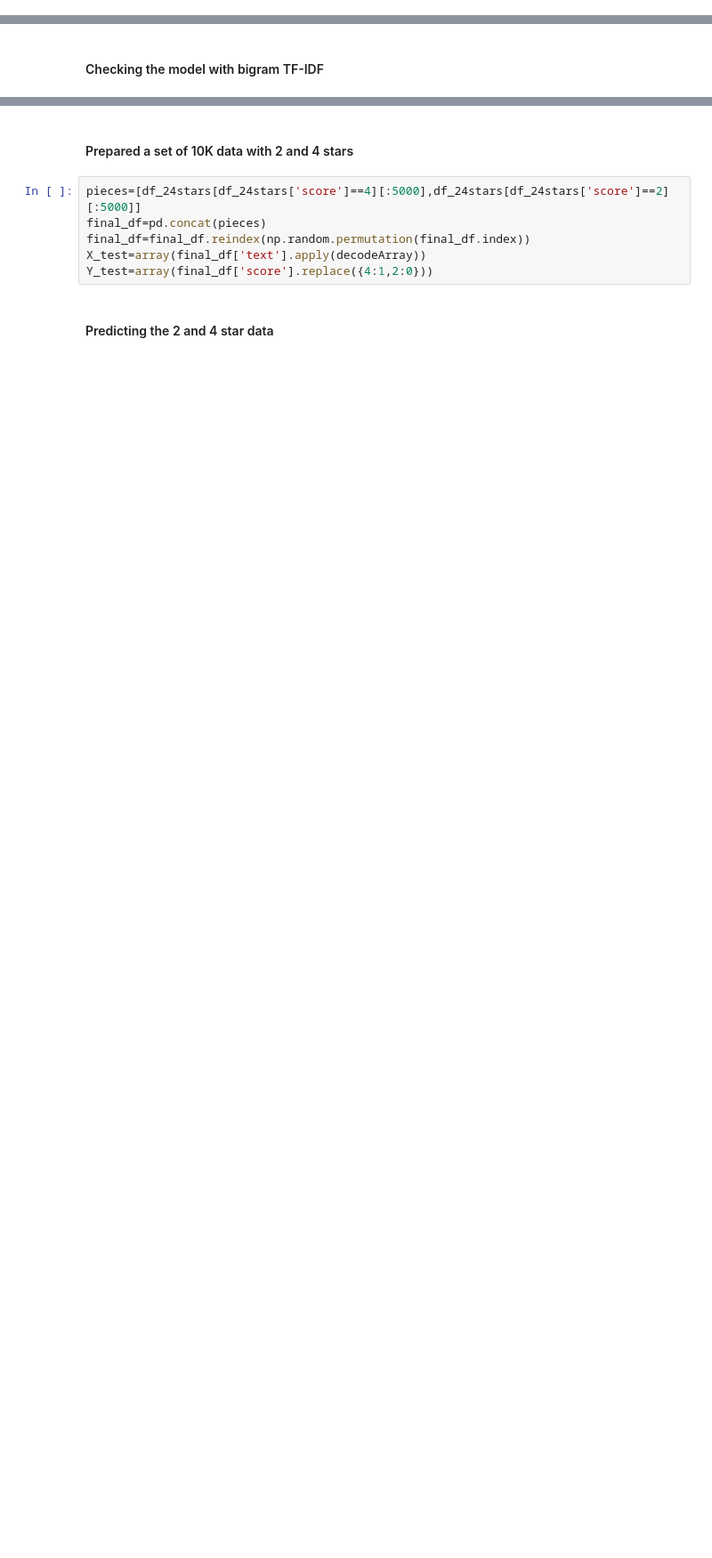
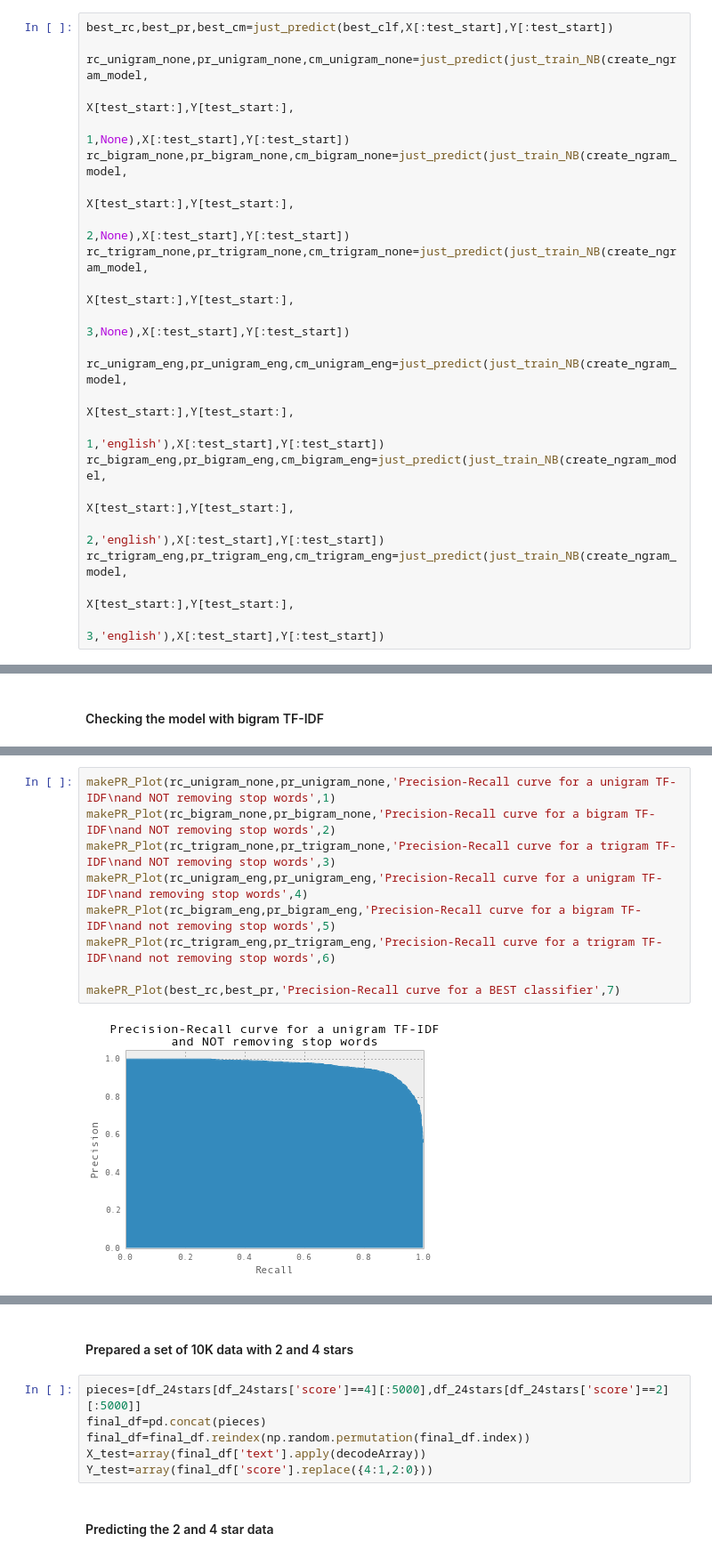
Before and after one commit to gitpaulsmith/Reviews, a Jupyter notebook: Scikit_NB.ipynb, the cells around one changed output, grey strips where cells are left out. Shown at 89% size. Cells and saved outputs as stored; diff of their text form; blank space fills up the shorter version.

```diff
--- a/Scikit_NB.ipynb
+++ b/Scikit_NB.ipynb
@@ -132,0 +144,22 @@ Train Score is  0.934333333333
+# %%
+best_rc,best_pr,best_cm=just_predict(best_clf,X[:test_start],Y[:test_start])
+
+rc_unigram_none,pr_unigram_none,cm_unigram_none=just_predict(just_train_NB(create_ngram_model,
+                                                                           X[test_start:],Y[test_start:],
+                                                                           1,None),X[:test_start],Y[:test_start])
+rc_bigram_none,pr_bigram_none,cm_bigram_none=just_predict(just_train_NB(create_ngram_model,
+                                                                           X[test_start:],Y[test_start:],
+                                                                           2,None),X[:test_start],Y[:test_start])
+rc_trigram_none,pr_trigram_none,cm_trigram_none=just_predict(just_train_NB(create_ngram_model,
+                                                                           X[test_start:],Y[test_start:],
+                                                                           3,None),X[:test_start],Y[:test_start])
+
+rc_unigram_eng,pr_unigram_eng,cm_unigram_eng=just_predict(just_train_NB(create_ngram_model,
+                                                                           X[test_start:],Y[test_start:],
+                                                                           1,'english'),X[:test_start],Y[:test_start])
+rc_bigram_eng,pr_bigram_eng,cm_bigram_eng=just_predict(just_train_NB(create_ngram_model,
+                                                                           X[test_start:],Y[test_start:],
+                                                                           2,'english'),X[:test_start],Y[:test_start])
+rc_trigram_eng,pr_trigram_eng,cm_trigram_eng=just_predict(just_train_NB(create_ngram_model,
+                                                                           X[test_start:],Y[test_start:],
+                                                                           3,'english'),X[:test_start],Y[:test_start])
@@ -198,0 +186,11 @@ Train Score is  0.9902
+# %%
+makePR_Plot(rc_unigram_none,pr_unigram_none,'Precision-Recall curve for a unigram TF-IDF\nand NOT removing stop words',1)
+makePR_Plot(rc_bigram_none,pr_bigram_none,'Precision-Recall curve for a bigram TF-IDF\nand NOT removing stop words',2)
+makePR_Plot(rc_trigram_none,pr_trigram_none,'Precision-Recall curve for a trigram TF-IDF\nand NOT removing stop words',3)
+makePR_Plot(rc_unigram_eng,pr_unigram_eng,'Precision-Recall curve for a unigram TF-IDF\nand removing stop words',4)
+makePR_Plot(rc_bigram_eng,pr_bigram_eng,'Precision-Recall curve for a bigram TF-IDF\nand not removing stop words',5)
+makePR_Plot(rc_trigram_eng,pr_trigram_eng,'Precision-Recall curve for a trigram TF-IDF\nand not removing stop words',6)
+
+makePR_Plot(best_rc,best_pr,'Precision-Recall curve for a BEST classifier',7)
+# %% [output]
+[figure, added]
```
Also changed, not shown: parts of 24 cells of this notebook.
